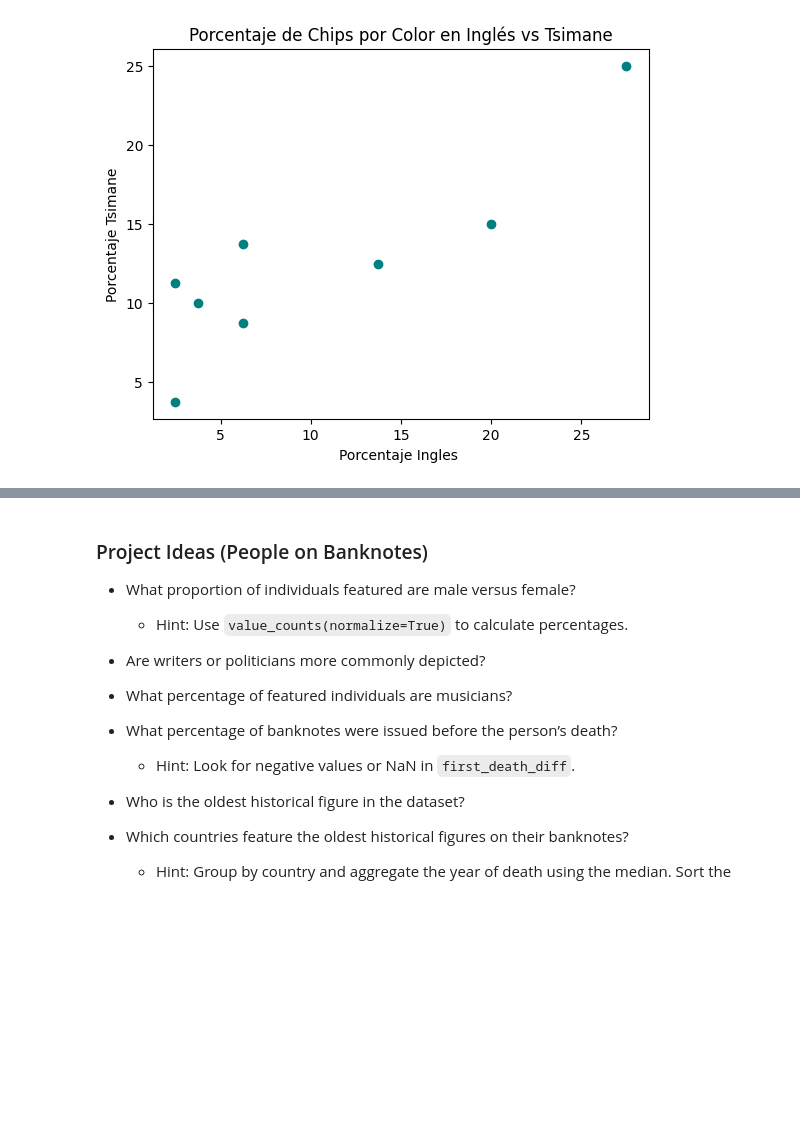
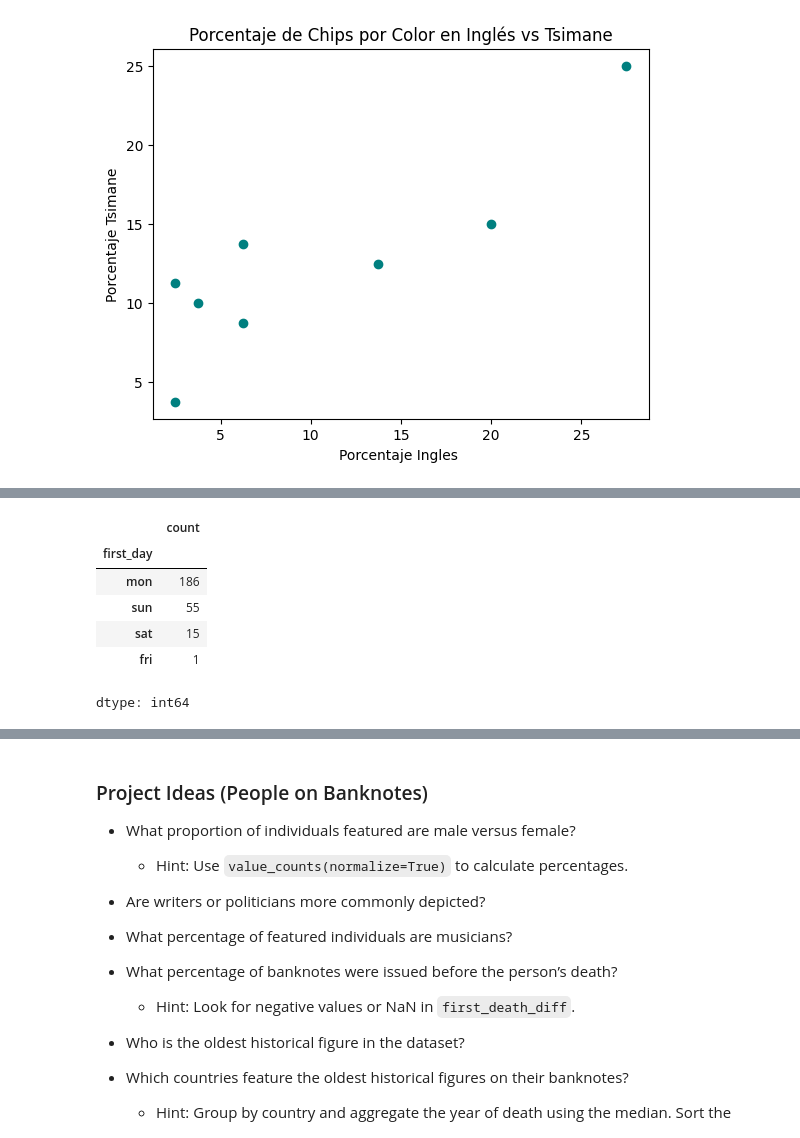
Before and after one commit to Lizbeth-Guerrero/MineriaDeDatos, a Jupyter notebook: Untitled0.ipynb, the cells around one changed output, grey strips where cells are left out. Drawn from its saved outputs; the diff is of its cells as text; code cells hidden in the pictures; blank space fills up the shorter version.

```diff
--- a/Untitled0.ipynb
+++ b/Untitled0.ipynb
@@ -1377,0 +1371,16 @@ What is the First Day of the Week?
+# %%
+df = pd.read_csv('first-day-of-week.csv')
+pop = pd.read_csv('population.csv')
+regions = pd.read_csv('four-regions.csv')
+# %%
+#How many territories show Friday, Saturday, Sunday, and Monday as the first_day of the week?
+territorios = df['first_day'].value_counts()
+territorios
+# %% [output]
+|  | count |
+| first_day |  |
+| mon | 186 |
+| sun | 55 |
+| sat | 15 |
+| fri | 1 |
+dtype: int64
```
Also changed, not shown: parts of 5 cells of this notebook.
